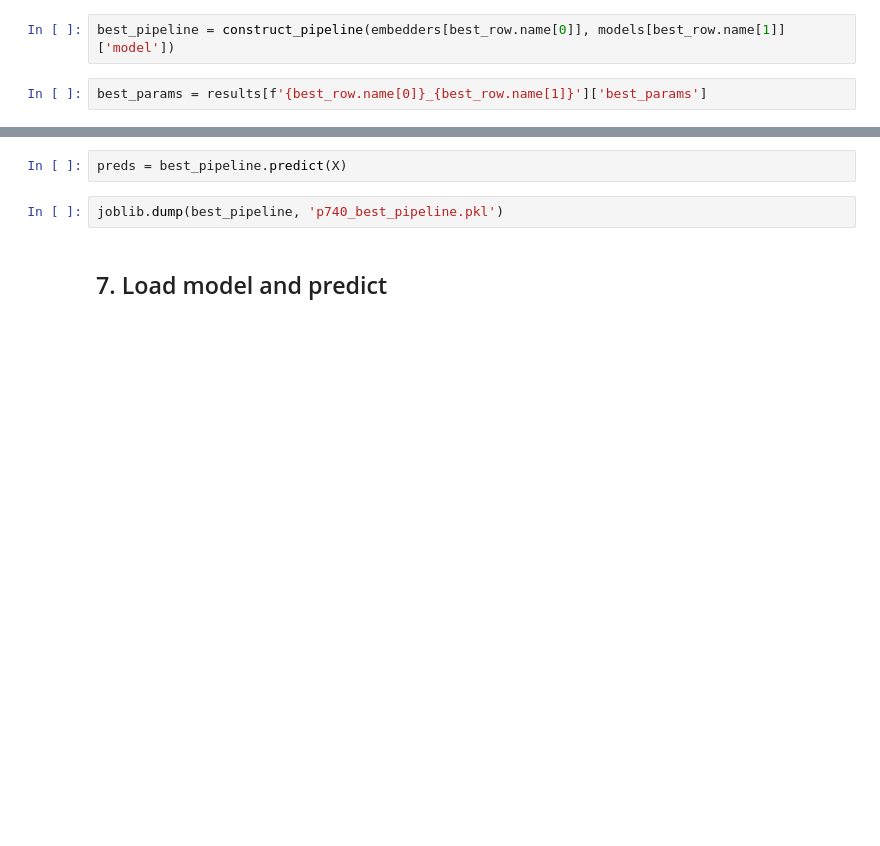
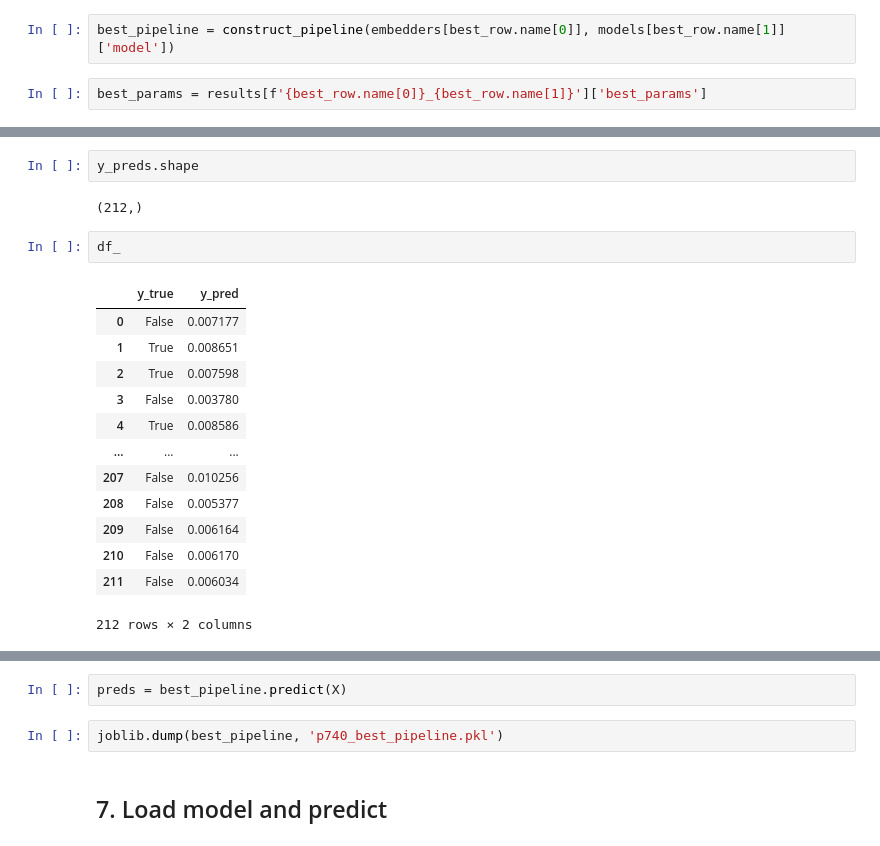
Before and after one commit to EvanKomp/aide_predict, a Jupyter notebook: showcase/wt_petase_model_creation.ipynb, the cells around one changed output, grey strips where cells are left out. Saved outputs shown, nothing was run; the diff lists cells and outputs as text; blank space fills up the shorter version.

```diff
--- a/showcase/wt_petase_model_creation.ipynb
+++ b/showcase/wt_petase_model_creation.ipynb
@@ -259,0 +346,20 @@ models[best_row.name[1]]['model']
+# %%
+y_preds.shape
+# %% [output]
+(212,)
+# %%
+df_
+# %% [output]
+|  | y_true | y_pred |
+| 0 | False | 0.007177 |
+| 1 | True | 0.008651 |
+| 2 | True | 0.007598 |
+| 3 | False | 0.003780 |
+| 4 | True | 0.008586 |
+| ... | ... | ... |
+| 207 | False | 0.010256 |
+| 208 | False | 0.005377 |
+| 209 | False | 0.006164 |
+| 210 | False | 0.006170 |
+| 211 | False | 0.006034 |
+212 rows × 2 columns
```
Also changed, not shown: parts of 17 cells of this notebook, 2 other files.
